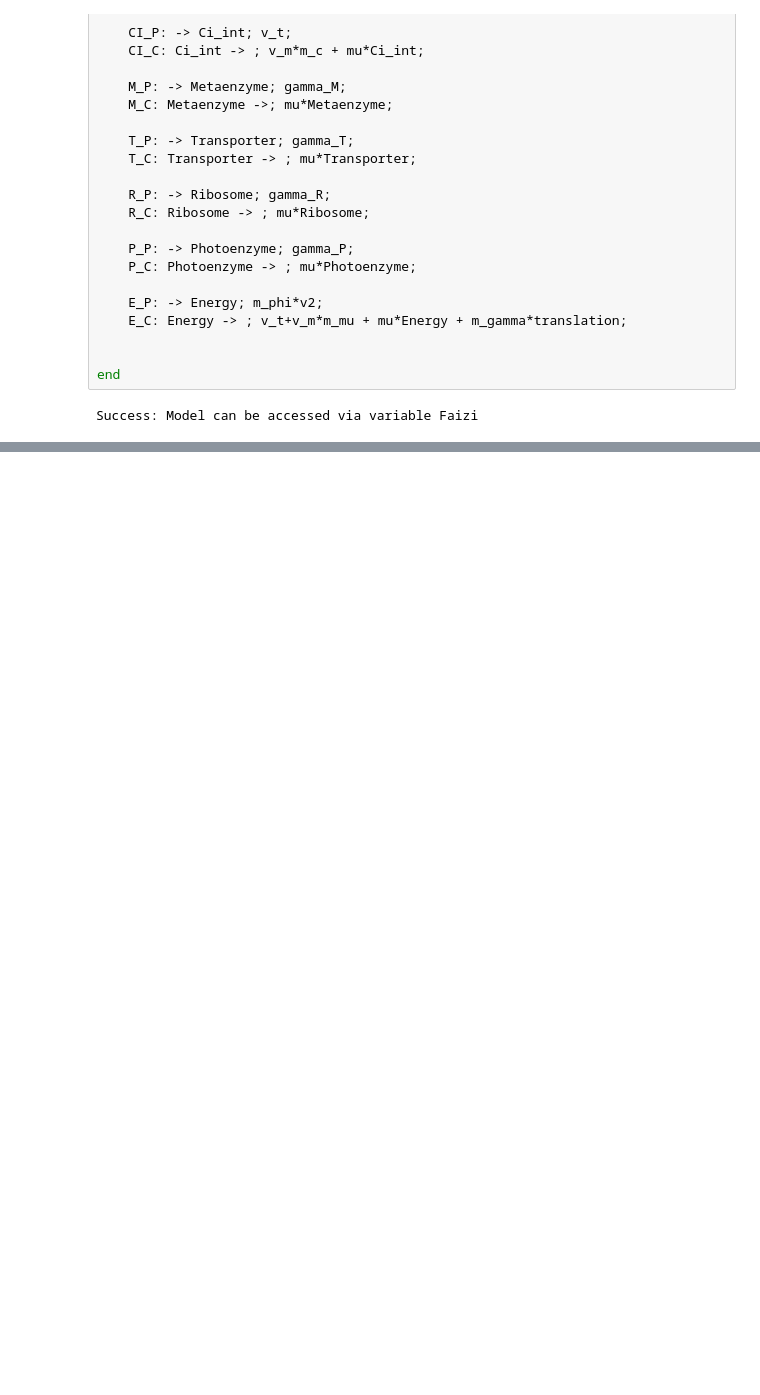
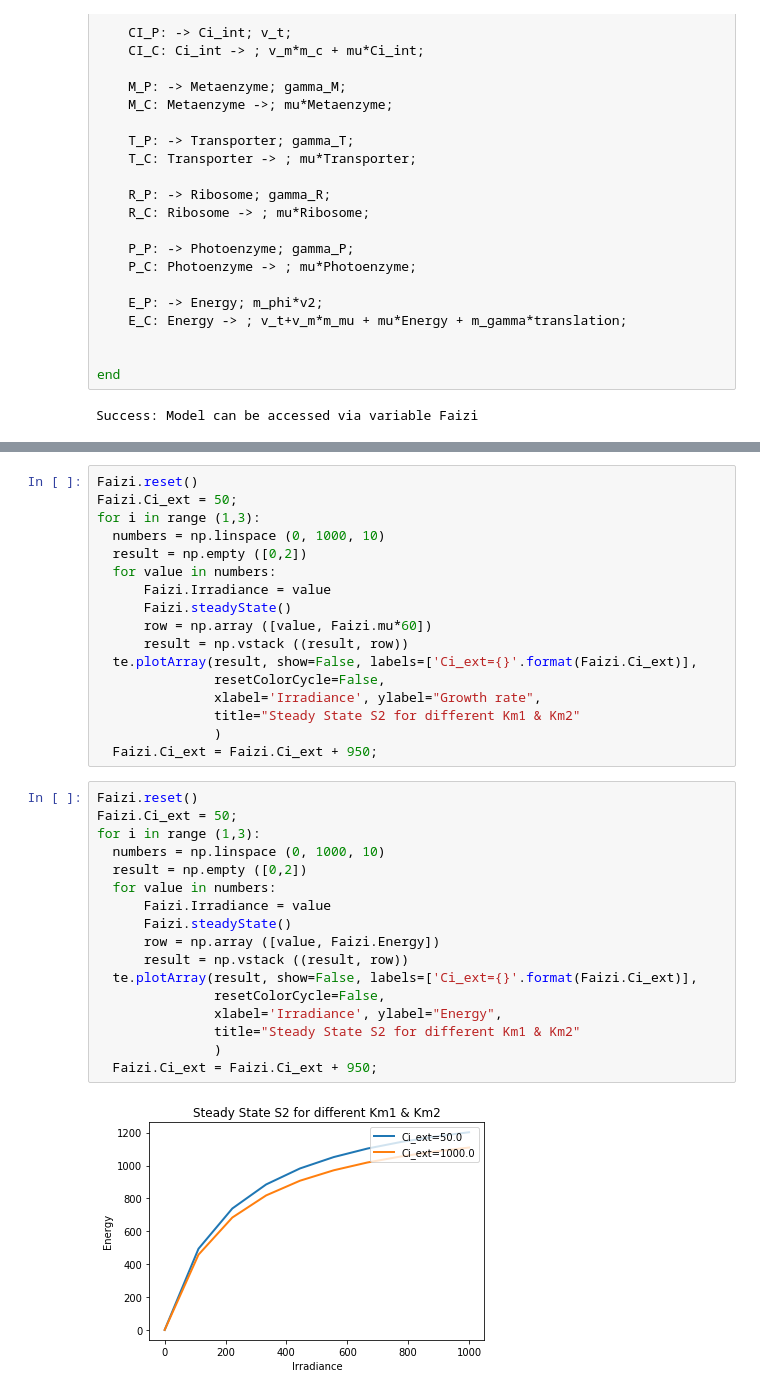
Before and after one commit to jen-reeve/Geobiology_by_the_Numbers, a Jupyter notebook: group_project/faizi2018_model_jen.ipynb, the cells around one changed output, grey strips where cells are left out. Cells and saved outputs as stored; diff of their text form; blank space fills up the shorter version.

```diff
--- a/group_project/faizi2018_model_jen.ipynb
+++ b/group_project/faizi2018_model_jen.ipynb
@@ -163,0 +235,36 @@ p = ParameterScan(Faizi)
+# %%
+Faizi.reset()
+Faizi.Ci_ext = 50;
+for i in range (1,3):
+  numbers = np.linspace (0, 1000, 10)
+  result = np.empty ([0,2])
+  for value in numbers:
+      Faizi.Irradiance = value
+      Faizi.steadyState()
+      row = np.array ([value, Faizi.mu*60])
+      result = np.vstack ((result, row))
+  te.plotArray(result, show=False, labels=['Ci_ext={}'.format(Faizi.Ci_ext)],
+               resetColorCycle=False,
+               xlabel='Irradiance', ylabel="Growth rate",
+               title="Steady State S2 for different Km1 & Km2"
+               )
+  Faizi.Ci_ext = Faizi.Ci_ext + 950;
+# %%
+Faizi.reset()
+Faizi.Ci_ext = 50;
+for i in range (1,3):
+  numbers = np.linspace (0, 1000, 10)
+  result = np.empty ([0,2])
+  for value in numbers:
+      Faizi.Irradiance = value
+      Faizi.steadyState()
+      row = np.array ([value, Faizi.Energy])
+      result = np.vstack ((result, row))
+  te.plotArray(result, show=False, labels=['Ci_ext={}'.format(Faizi.Ci_ext)],
+               resetColorCycle=False,
+               xlabel='Irradiance', ylabel="Energy",
+               title="Steady State S2 for different Km1 & Km2"
+               )
+  Faizi.Ci_ext = Faizi.Ci_ext + 950;
+# %% [output]
+[figure, added]
```
Also changed, not shown: parts of 9 cells of this notebook.
